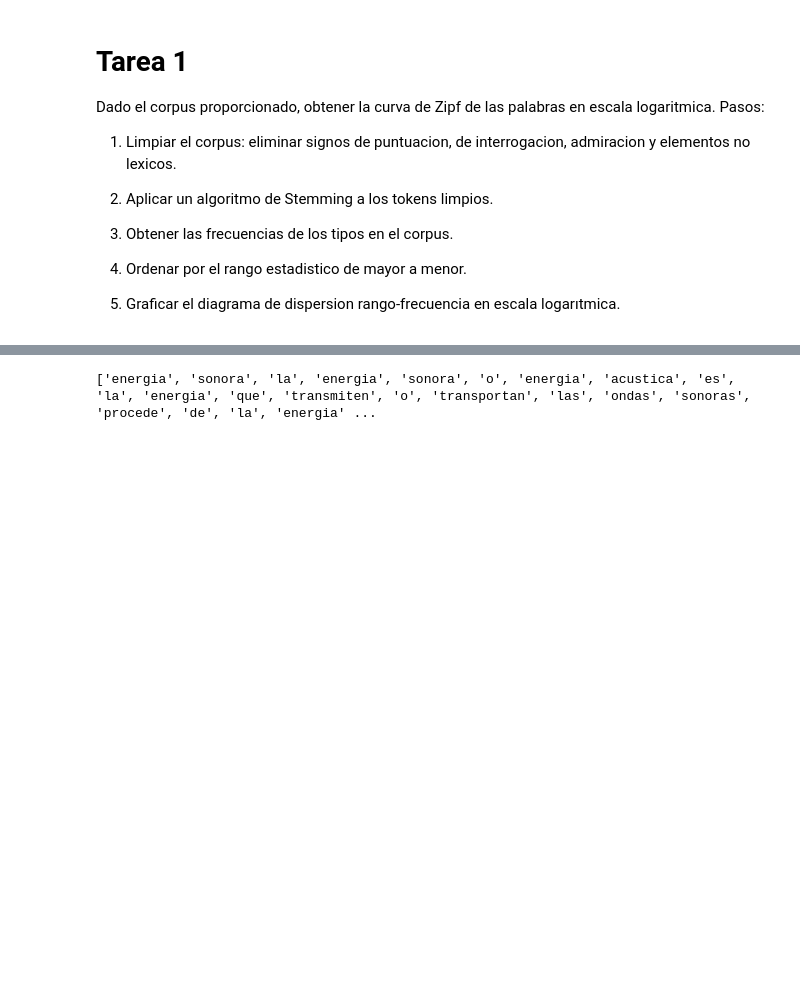
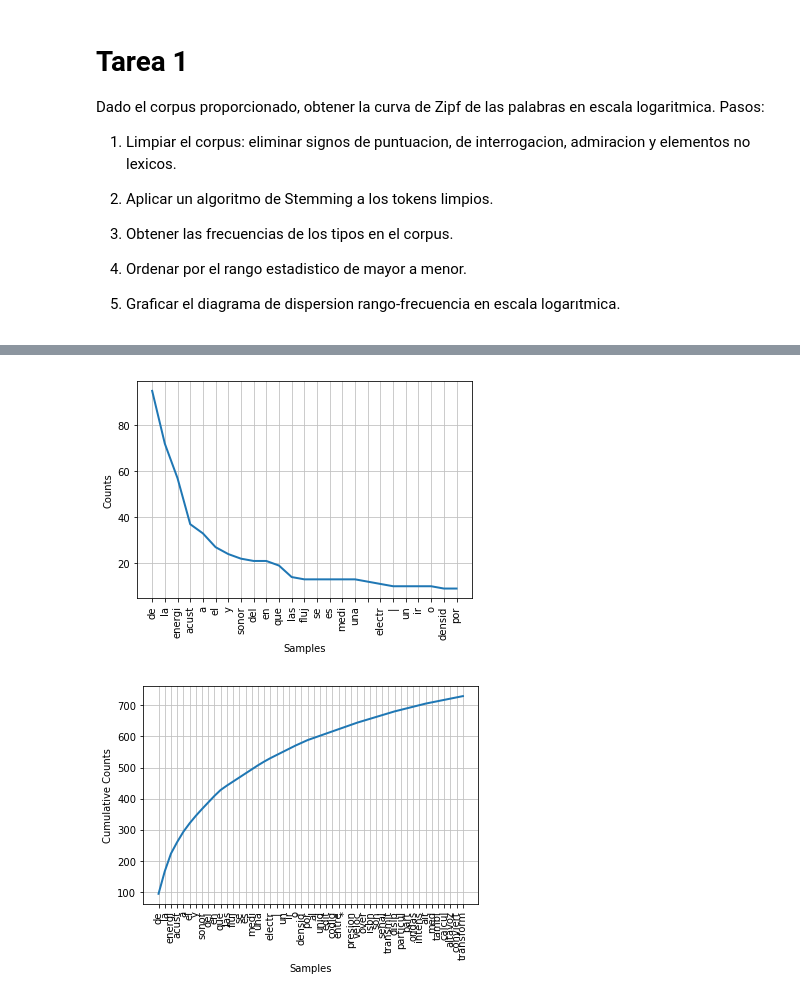
Before and after one commit to juanpflores/PLN-Tareas, a Jupyter notebook: Tarea #1.ipynb, the cells around one changed output, grey strips where cells are left out. Drawn from its saved outputs; the diff is of its cells as text; code cells hidden in the pictures; blank space fills up the shorter version.

```diff
--- a/Tarea #1.ipynb
+++ b/Tarea #1.ipynb
@@ -22,0 +77,10 @@ Lo primero que hacemos es importar el corpus al notebook para que podamos utiliz
+# %%
+clean_words = []
+
+for word in words:
+    word = word.translate(table)      # Quitamos simbolos de puntuacion
+    word = word.lower()               # Minusculas
+    word = unidecode.unidecode(word)  # Quitamos acentos.
+    clean_words.append(word)
+
+clean_words[:10]
@@ -22,0 +103,9 @@ Lo primero que hacemos es importar el corpus al notebook para que podamos utiliz
+# %%
+from nltk.stem import SnowballStemmer
+stemmer = SnowballStemmer('spanish')
+# %%
+stemmed_text = []
+for word in clean_words:
+    stemmed_text.append(stemmer.stem(word))
+
+print(stemmed_text[:10])
@@ -22,0 +119,2 @@ Lo primero que hacemos es importar el corpus al notebook para que podamos utiliz
+# %%
+fdist = FreqDist(stemmed_text)
@@ -23 +141,7 @@ Lo primero que hacemos es importar el corpus al notebook para que podamos utiliz
+# %%
+fdist.plot(25)
+fdist.plot(50, cumulative=True)
+# %% [output]
+[figure, added]
+[figure, added]
 # %%
@@ -78,5 +173,3 @@ text = loadCorpus('acustica (2).txt')
 # %%
 base = identifyWords(text)
-print(base)
+print(base[10])
-# %% [output]
-['energia', 'sonora', 'la', 'energia', 'sonora', 'o', 'energia', 'acustica', 'es', 'la', 'energia', 'que', 'transmiten', 'o', 'transportan', 'las', 'ondas', 'sonoras', 'procede', 'de', 'la', 'energia' ...
```
Also changed, not shown: parts of 16 cells of this notebook.
